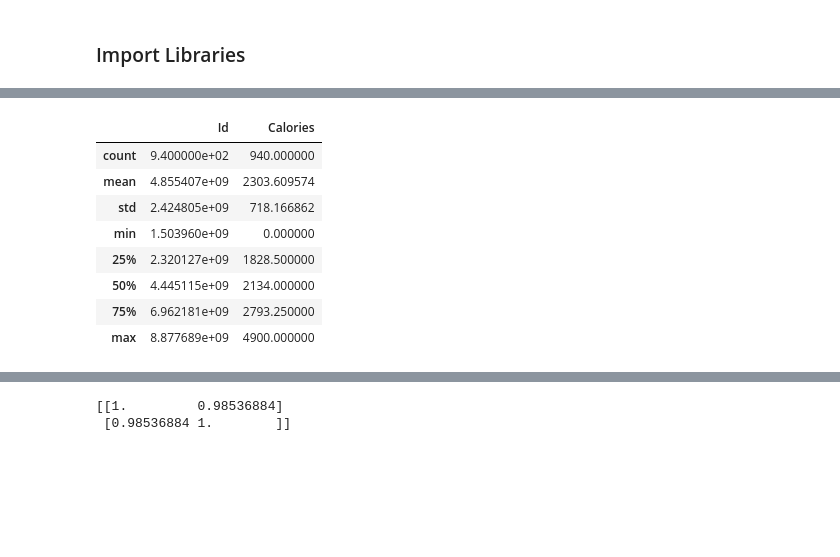
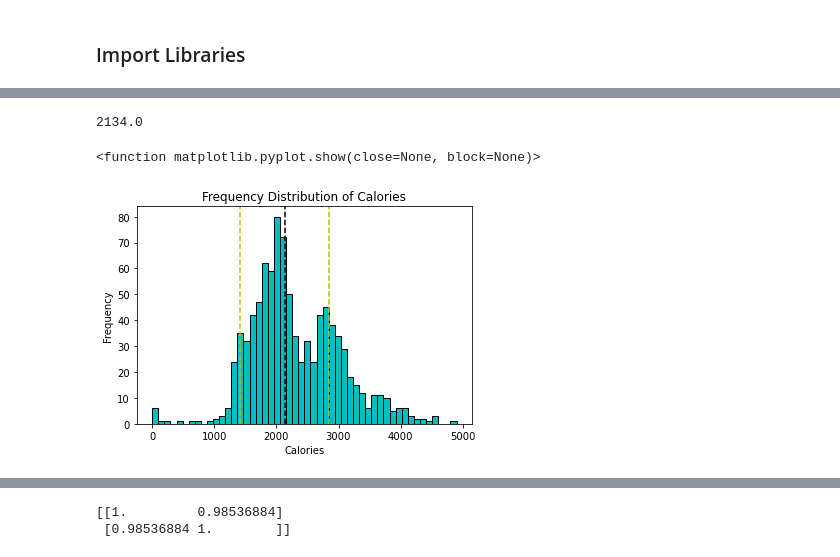
Before and after one commit to JamesCns/Fitbit-Simple-Data-Analysis, a Jupyter notebook: PTF10-Final-Project.ipynb, the cells around one changed output, grey strips where cells are left out. Cells and saved outputs as stored; diff of their text form; code cells hidden in the pictures; blank space fills up the shorter version.

```diff
--- a/PTF10-Final-Project.ipynb
+++ b/PTF10-Final-Project.ipynb
@@ -30,15 +31,26 @@ d_activity.describe()
 | 50% | 4.445115e+09 | 7405.500000 | 5.245000 | 5.245000 | 0.000000 | 0.210000 | ... |
 | 75% | 6.962181e+09 | 10727.000000 | 7.712500 | 7.710000 | 0.000000 | 2.052500 | ... |
 | max | 8.877689e+09 | 36019.000000 | 28.030001 | 28.030001 | 4.942142 | 21.920000 | ... |
-# %%
-d_calories.describe()
-# %% [output]
-|  | Id | Calories |
-| count | 9.400000e+02 | 940.000000 |
-| mean | 4.855407e+09 | 2303.609574 |
-| std | 2.424805e+09 | 718.166862 |
-| min | 1.503960e+09 | 0.000000 |
-| 25% | 2.320127e+09 | 1828.500000 |
-| 50% | 4.445115e+09 | 2134.000000 |
-| 75% | 6.962181e+09 | 2793.250000 |
-| max | 8.877689e+09 | 4900.000000 |
+# %%
+# Histogram of Calories
+data = d_activity['Calories']
+
+mean = np.mean(data)
+median = np.median(data)
+print(median)
+std = np.std(data)
+
+plt.axvline(median, color='k', linestyle='dashed')
+plt.axvline(median + std, color='y', linestyle='dashed')
+plt.axvline(median - std, color='y', linestyle='dashed')
+
+plt.hist(data, bins=50, color='c', edgecolor='k')
+plt.xlabel('Calories')
+plt.ylabel('Frequency')
+plt.title('Frequency Distribution of Calories')
+
+plt.show
+# %% [output]
+2134.0
+<function matplotlib.pyplot.show(close=None, block=None)>
+[figure, added]
```
Also changed, not shown: parts of 17 cells of this notebook.
